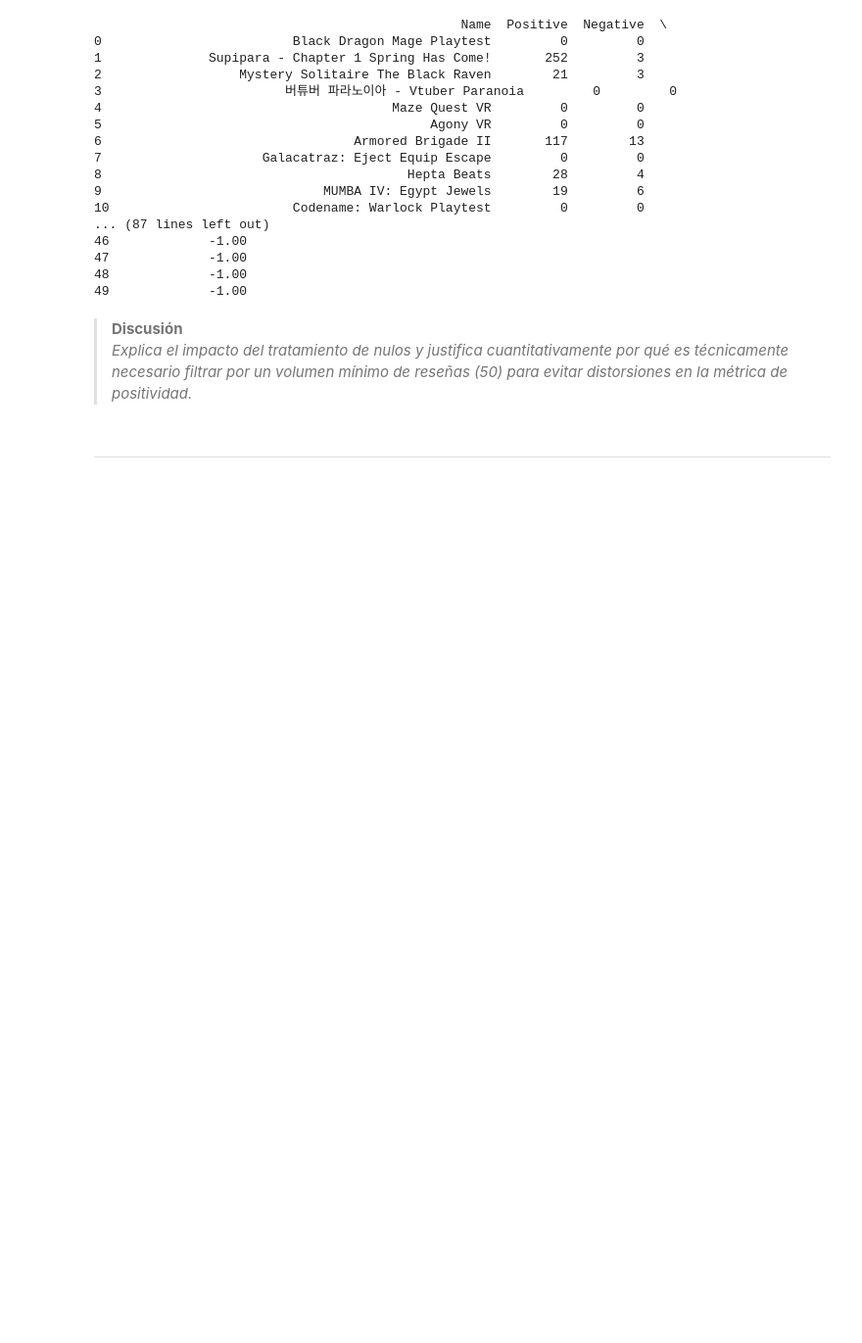
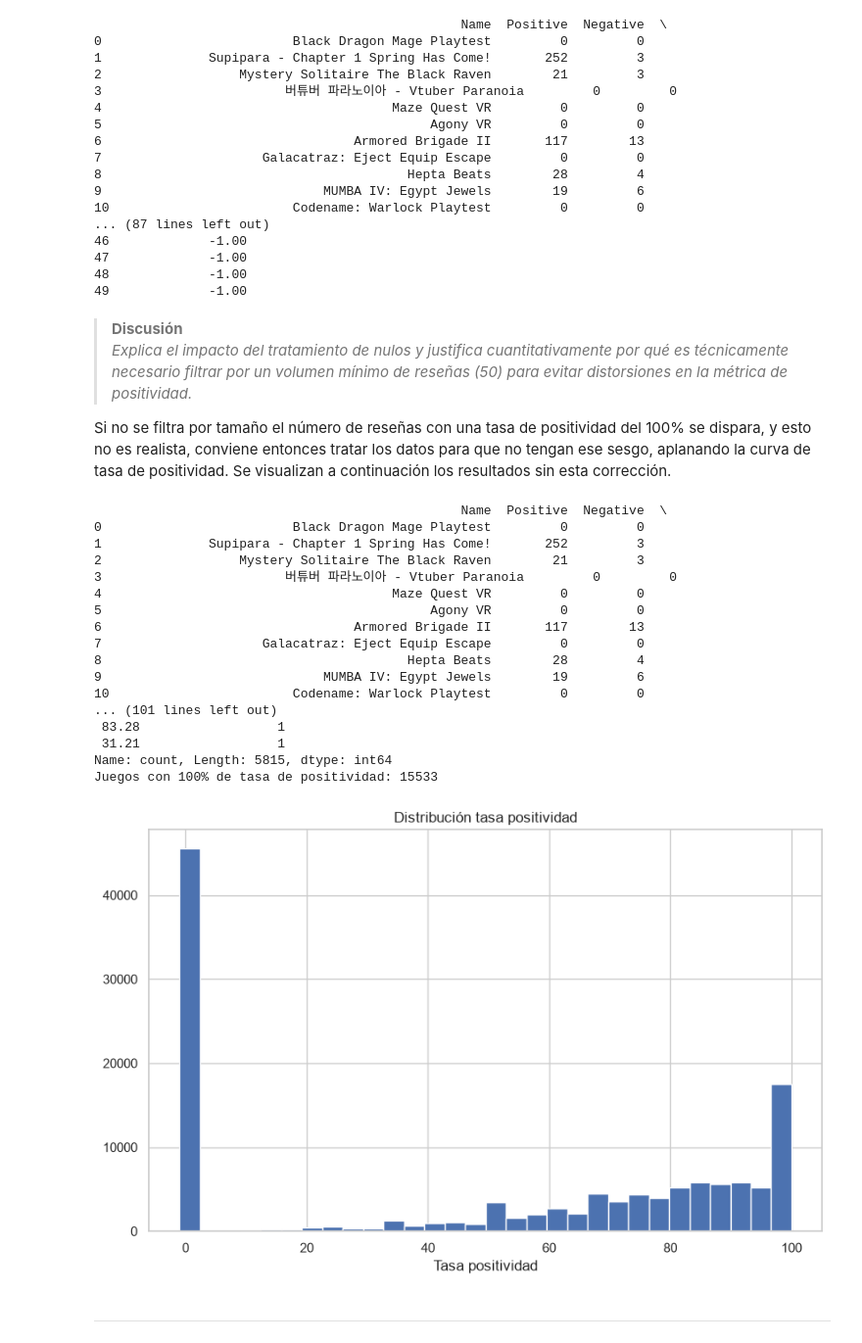
Before and after one commit to AAM26-G06/AAM26-G06-P1, a Jupyter notebook: notebooks/market_base.ipynb, the cells around one changed output. Shown at 98% size. Drawn from its saved outputs; the diff is of its cells as text; code cells hidden in the pictures; blank space fills up the shorter version.

```diff
--- a/notebooks/market_base.ipynb
+++ b/notebooks/market_base.ipynb
@@ -197,6 +196,50 @@ print(df[["Name", "Positive", "Negative", "tasa_positividad"]].head(50)) # Para
 # %% [markdown]
 > **Discusión**
 > *Explica el impacto del tratamiento de nulos y justifica cuantitativamente por qué es técnicamente necesario filtrar por un volumen mínimo de reseñas (50) para evitar distorsiones en la métrica de positividad.*
+
+Si no se filtra por tamaño el número de reseñas con una tasa de positividad del 100% se dispara, y esto no es realista, conviene entonces tratar los datos para que no tengan ese sesgo, aplanando la curva de tasa de positividad. Se visualizan a continuación los resultados sin esta corrección.
+# %%
+nReviews = df["Positive"] + df["Negative"]
+
+minReviews = 0 # Sin filtro
+notEnough = -1 # Valor a poner si no hay suficientes valoraciones.
+
+df["tasa_positividad"] = np.where(nReviews > minReviews, # Solo si se cumple que tenga min 50 valoraciones.
+                                (df["Positive"] / nReviews) * 100, # El valor que calculado.
+                                notEnough # Sino lo llenamos con nuestro valor.
+                                ).round(2) # Para que solo tenga 2 decimales.
+
+print(df[["Name", "Positive", "Negative", "tasa_positividad"]].head(50)) # Para comprobar.
+
+# Visualización de los datos
+print(df[["tasa_positividad"]].value_counts())
+
+count_100 = (df[["tasa_positividad"]].value_counts().get(100, 0))
+print("Juegos con 100% de tasa de positividad:", count_100)
+
+df[["tasa_positividad"]].hist(bins=30)
+plt.title("Distribución tasa positividad")
+plt.xlabel("Tasa positividad")
+plt.show()
+# %% [output]
+                                                Name  Positive  Negative  \
+0                         Black Dragon Mage Playtest         0         0
+1              Supipara - Chapter 1 Spring Has Come!       252         3
+2                  Mystery Solitaire The Black Raven        21         3
+3                        버튜버 파라노이아 - Vtuber Paranoia         0         0
+4                                      Maze Quest VR         0         0
+5                                           Agony VR         0         0
+6                                 Armored Brigade II       117        13
+7                     Galacatraz: Eject Equip Escape         0         0
+8                                        Hepta Beats        28         4
+9                             MUMBA IV: Egypt Jewels        19         6
+10                        Codename: Warlock Playtest         0         0
+... (101 lines left out)
+ 83.28                  1
+ 31.21                  1
+Name: count, Length: 5815, dtype: int64
+Juegos con 100% de tasa de positividad: 15533
+[figure, added]
 # %% [markdown]
 ---
 # %% [markdown]
```
Also changed, not shown: parts of 2 cells of this notebook.
